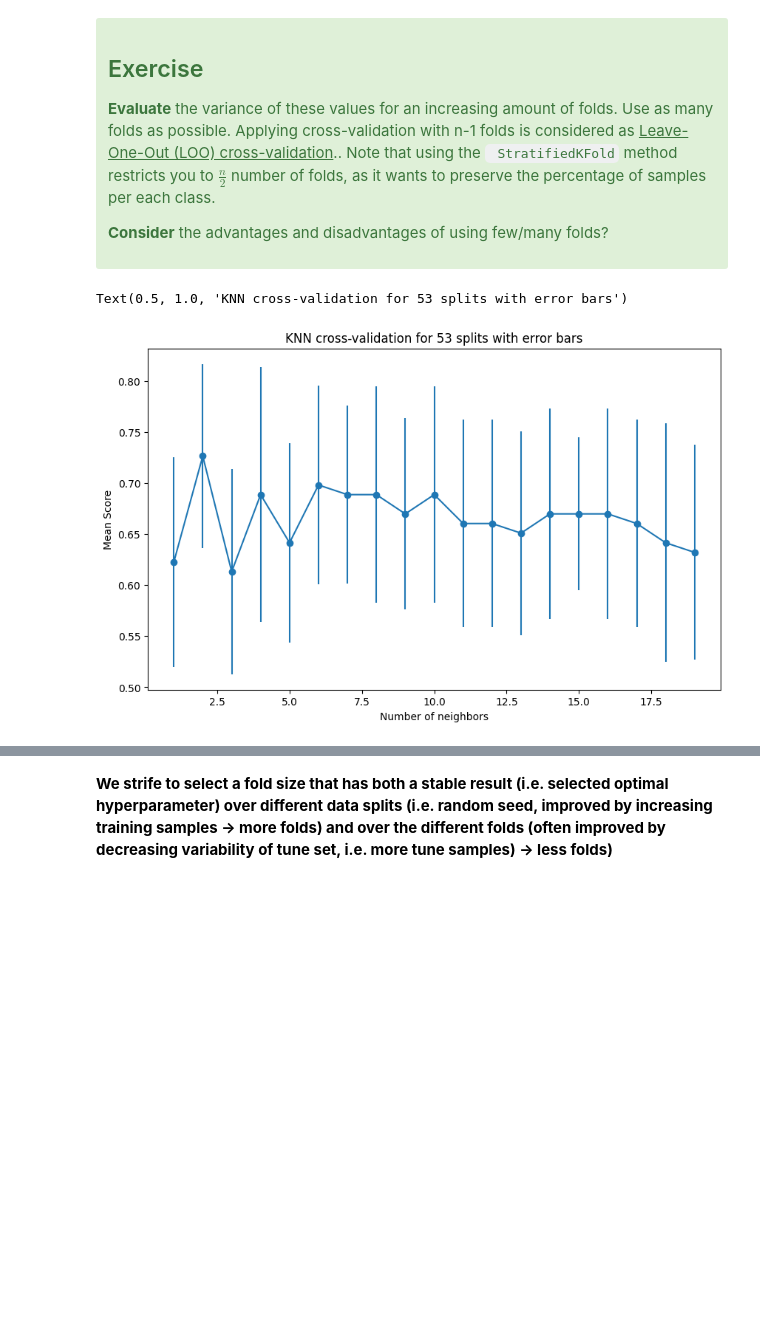
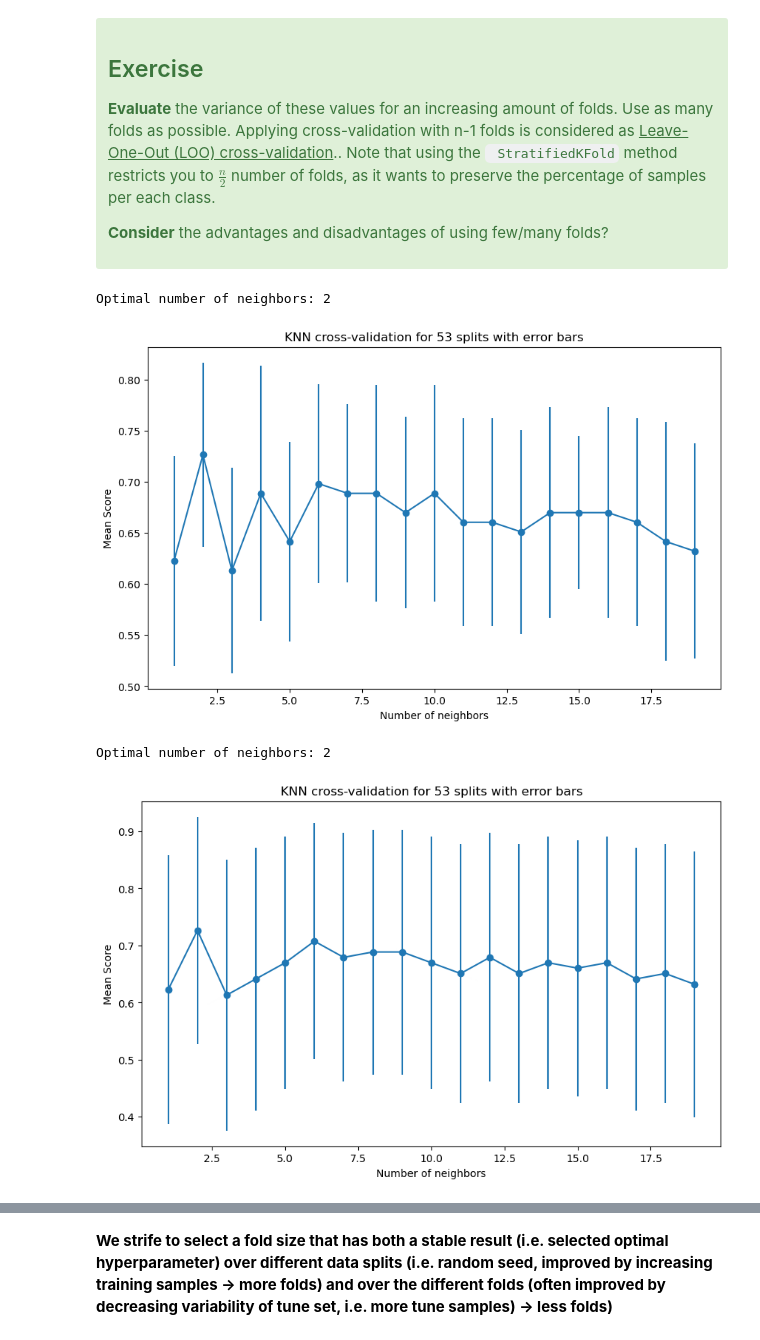
Before and after one commit to sandervanlaere1/ML, a Jupyter notebook: 05_evaluation/PCLab5_CrossValidation_SOLVED.ipynb, the cells around one changed output, grey strips where cells are left out. Cells and saved outputs as stored; diff of their text form; code cells hidden in the pictures; blank space fills up the shorter version.

```diff
--- a/05_evaluation/PCLab5_CrossValidation_SOLVED.ipynb
+++ b/05_evaluation/PCLab5_CrossValidation_SOLVED.ipynb
@@ -215,7 +227,37 @@ plt.errorbar(space,np.mean(fold_scores,axis=0),np.var(fold_scores,axis=0), fmt='
 ax.set_xlabel("Number of neighbors")
 ax.set_ylabel("Mean Score")
 plt.title(f"KNN cross-validation for {n_splits} splits with error bars")
+
+print(f"Optimal number of neighbors: {space[np.argmax(np.mean(fold_scores, axis=0))]}")
 # %% [output]
-Text(0.5, 1.0, 'KNN cross-validation for 53 splits with error bars')
+Optimal number of neighbors: 2
-[figure, old version]
+[figure, new version]
+# %%
+fold_scores = []
+# define space to iterate over
+space = np.arange(1,20)
+# define folds
+folds = LeaveOneOut()
+
+
+for tr_idx, tu_idx in folds.split(X,y):
+    hyper_scores = []
+    for hyper in space:
+        knn = KNeighborsClassifier(n_neighbors=hyper)
+        knn.fit(X[tr_idx],y[tr_idx])
+        score = knn.score(X[tu_idx], y[tu_idx])
+        hyper_scores.append(score)
+    fold_scores.append(hyper_scores)
+fig, ax = plt.subplots(1,1,figsize=(10,6))
+
+# ax.plot(space, np.mean(fold_scores, axis=0))
+plt.errorbar(space,np.mean(fold_scores,axis=0),np.var(fold_scores,axis=0), fmt='-o')
+ax.set_xlabel("Number of neighbors")
+ax.set_ylabel("Mean Score")
+plt.title(f"KNN cross-validation for {n_splits} splits with error bars")
+
+print(f"Optimal number of neighbors: {space[np.argmax(np.mean(fold_scores, axis=0))]}")
+# %% [output]
+Optimal number of neighbors: 2
+[figure, added]
 # %% [markdown]
```
Also changed, not shown: parts of 11 cells of this notebook, 1 other file.
